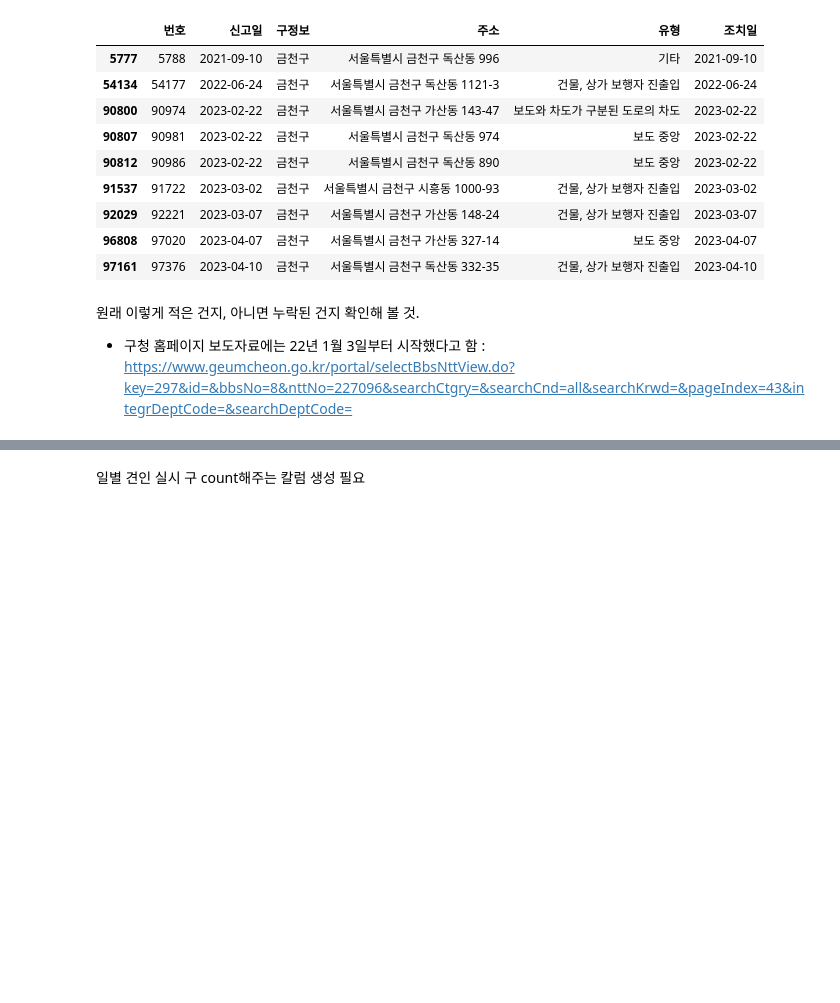
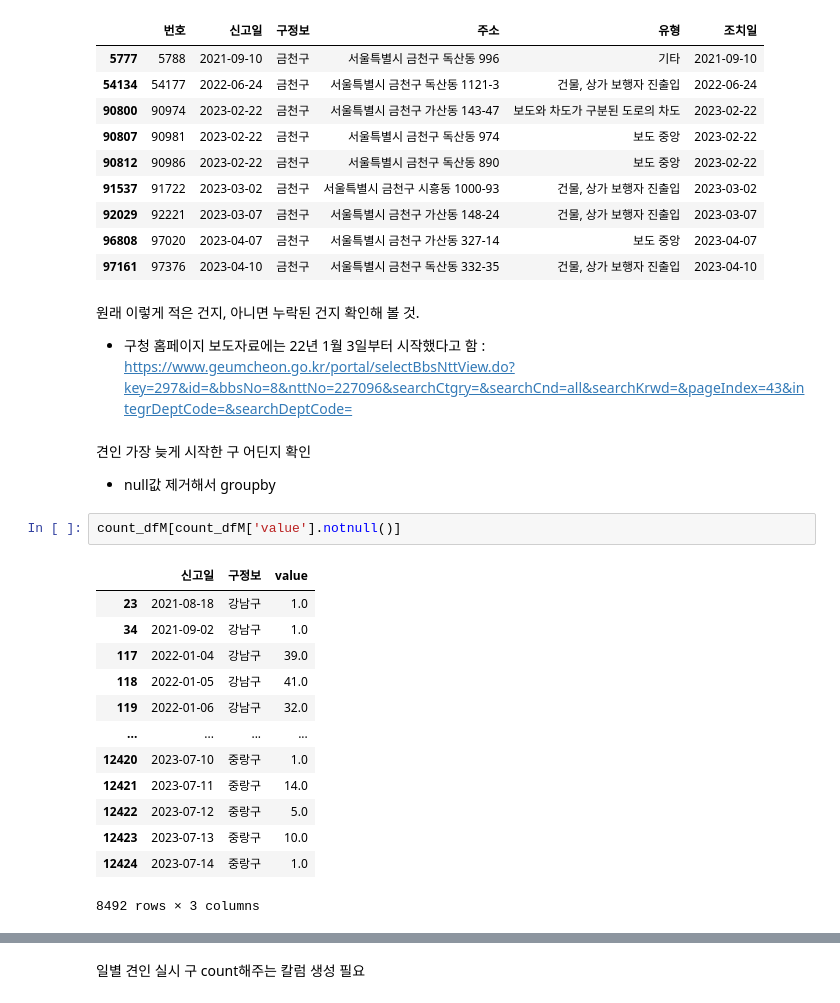
Before and after one commit to dragon11112222/kickboard_towaway_parking_seoul, a Jupyter notebook: 231026visualization.ipynb, the cells around one changed output, grey strips where cells are left out. Cells and saved outputs as stored; diff of their text form; blank space fills up the shorter version.

Commit message:
가장 늦게 견인 시작한 구 확인
- 구별 집계 df를 melt한 df에서 null값 제거 후 groupby
- 집계는 신고일 min()으로.

```diff
--- a/231026visualization.ipynb
+++ b/231026visualization.ipynb
@@ -289,3 +289,22 @@ valid_df2y[valid_df2y['구정보'] == '금천구']
 # %% [markdown]
 원래 이렇게 적은 건지, 아니면 누락된 건지 확인해 볼 것.
 - 구청 홈페이지 보도자료에는 22년 1월 3일부터 시작했다고 함 : https://www.geumcheon.go.kr/portal/selectBbsNttView.do?key=297&id=&bbsNo=8&nttNo=227096&searchCtgry=&searchCnd=all&searchKrwd=&pageIndex=43&integrDeptCode=&searchDeptCode=
+# %% [markdown]
+견인 가장 늦게 시작한 구 어딘지 확인
+- null값 제거해서 groupby
+# %%
+count_dfM[count_dfM['value'].notnull()]
+# %% [output]
+|  | 신고일 | 구정보 | value |
+| 23 | 2021-08-18 | 강남구 | 1.0 |
+| 34 | 2021-09-02 | 강남구 | 1.0 |
+| 117 | 2022-01-04 | 강남구 | 39.0 |
+| 118 | 2022-01-05 | 강남구 | 41.0 |
+| 119 | 2022-01-06 | 강남구 | 32.0 |
+| ... | ... | ... | ... |
+| 12420 | 2023-07-10 | 중랑구 | 1.0 |
+| 12421 | 2023-07-11 | 중랑구 | 14.0 |
+| 12422 | 2023-07-12 | 중랑구 | 5.0 |
+| 12423 | 2023-07-13 | 중랑구 | 10.0 |
+| 12424 | 2023-07-14 | 중랑구 | 1.0 |
+8492 rows × 3 columns
```
Also changed, not shown: parts of 3 cells of this notebook.
